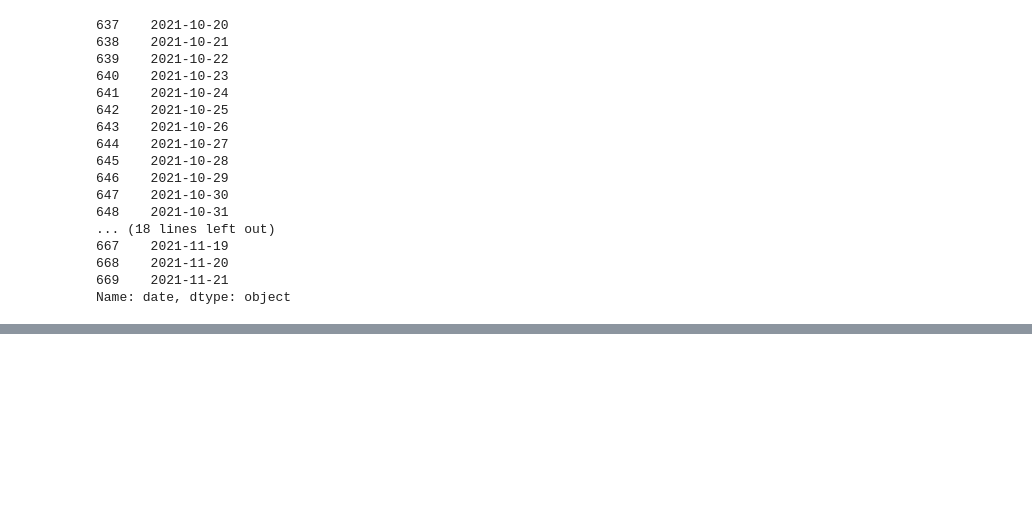
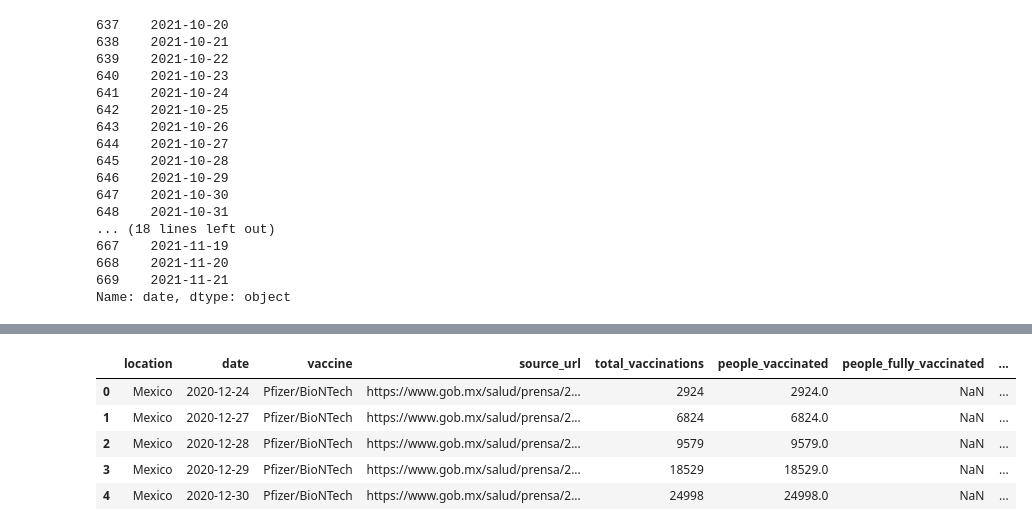
Before and after one commit to digantgarude/Covid-19-Vaccine-Rhetoric-Analysis-Based-on-Tweets, a Jupyter notebook: COVID_Count_API/covid_19_count.ipynb, the cells around one changed output, grey strips where cells are left out. Saved outputs shown, nothing was run; the diff lists cells and outputs as text; code cells hidden in the pictures; blank space fills up the shorter version.

```diff
--- a/COVID_Count_API/covid_19_count.ipynb
+++ b/COVID_Count_API/covid_19_count.ipynb
@@ -36,0 +116,9 @@ Name: date, dtype: object
+# %%
+vaccinations_mexico_df.head()
+# %% [output]
+|  | location | date | vaccine | source_url | total_vaccinations | people_vaccinated | people_fully_vaccinated | ... |
+| 0 | Mexico | 2020-12-24 | Pfizer/BioNTech | https://www.gob.mx/salud/prensa/2... | 2924 | 2924.0 | NaN | ... |
+| 1 | Mexico | 2020-12-27 | Pfizer/BioNTech | https://www.gob.mx/salud/prensa/2... | 6824 | 6824.0 | NaN | ... |
+| 2 | Mexico | 2020-12-28 | Pfizer/BioNTech | https://www.gob.mx/salud/prensa/2... | 9579 | 9579.0 | NaN | ... |
+| 3 | Mexico | 2020-12-29 | Pfizer/BioNTech | https://www.gob.mx/salud/prensa/2... | 18529 | 18529.0 | NaN | ... |
+| 4 | Mexico | 2020-12-30 | Pfizer/BioNTech | https://www.gob.mx/salud/prensa/2... | 24998 | 24998.0 | NaN | ... |
```
Also changed, not shown: parts of 10 cells of this notebook, 25 other files.
